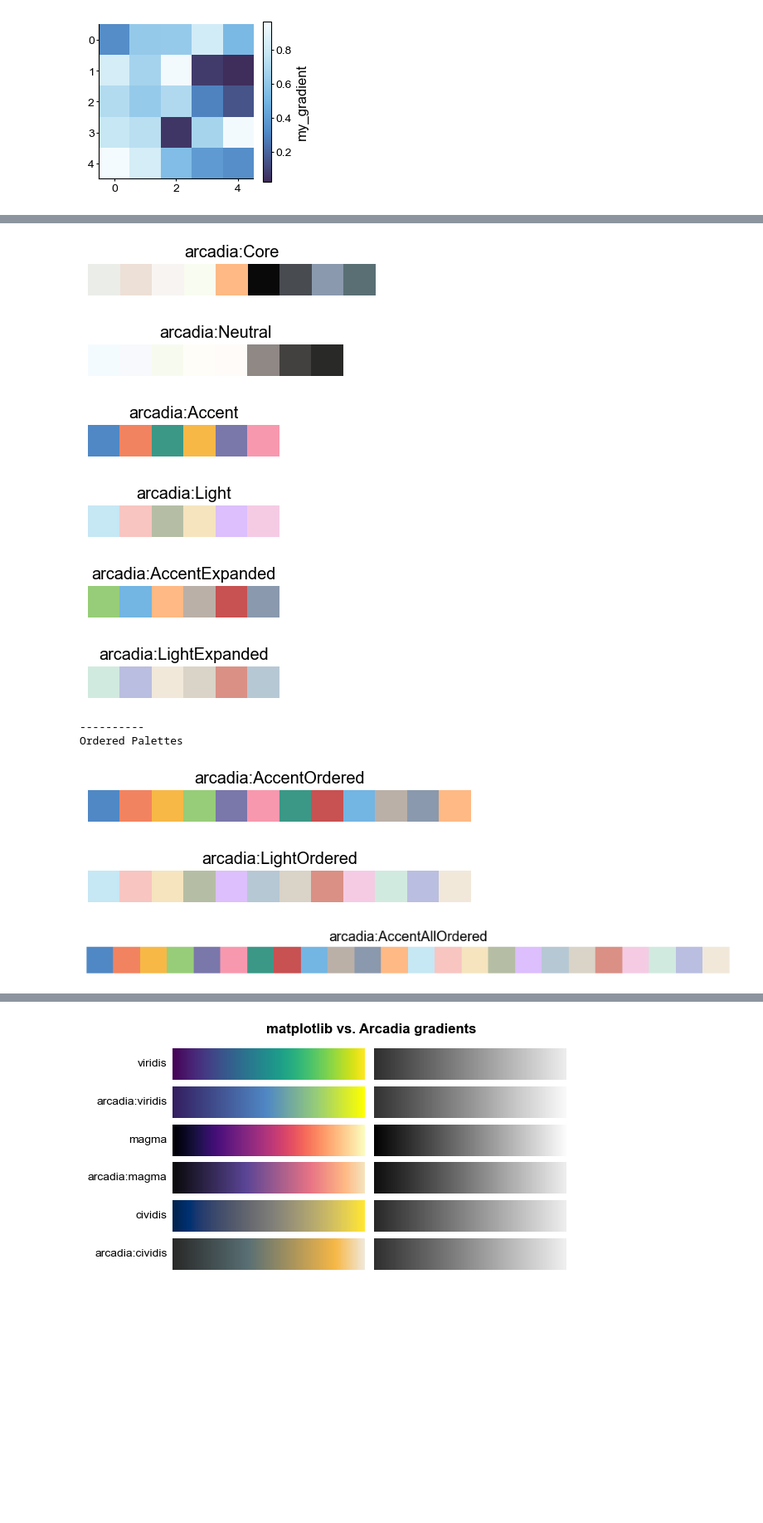
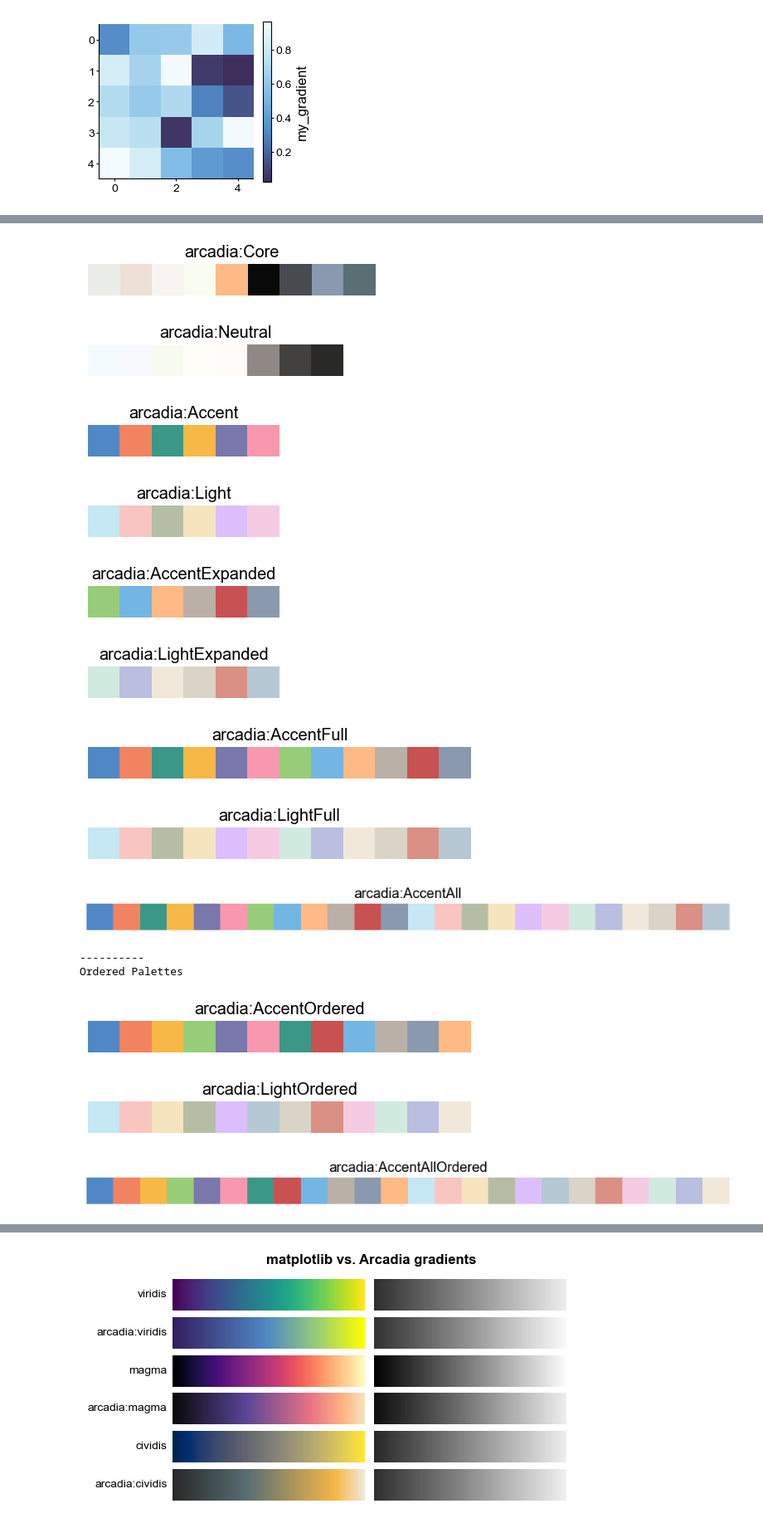
Before and after one commit to Arcadia-Science/arcadia-pycolor, a Jupyter notebook: README.ipynb, the cells around one changed output, grey strips where cells are left out. Shown at 83% size. Saved outputs shown, nothing was run; the diff lists cells and outputs as text; code cells hidden in the pictures; blank space fills up the shorter version.

```diff
--- a/README.ipynb
+++ b/README.ipynb
@@ -372,28 +374,36 @@ plt.show()
 # %%
-basic_palettes = ['arcadia:Core', 'arcadia:Neutral', 'arcadia:Accent', 'arcadia:Light', 'arcadia:AccentExpanded', 'arcadia:LightExpanded']
+# basic palettes
+basic_palettes = ['arcadia:Core', 'arcadia:Neutral',
+                  'arcadia:Accent', 'arcadia:Light',
+                  'arcadia:AccentExpanded', 'arcadia:LightExpanded',
+                  'arcadia:AccentFull', 'arcadia:LightFull', 'arcadia:AccentAll']
 
 print("----------\nBasic Palettes")
 for pal in basic_palettes:
     apc.Palettes[pal].display()
 
+# palettes ordered to maximize color distance between each additional color
 ordered_palettes = ['arcadia:AccentOrdered', 'arcadia:LightOrdered', 'arcadia:AccentAllOrdered']
 
 print("----------\nOrdered Palettes")
 for pal in ordered_palettes:
     apc.Palettes[pal].display()
 # %% [output]
 ----------
 Basic Palettes
 [figure]
 [figure]
 [figure]
 [figure]
 [figure]
 [figure]
-----------
-Ordered Palettes
-[figure, old version]
+[figure, new version]
-[figure, old version]
+[figure, new version]
-[figure, old version]
+[figure, new version]
+----------
+Ordered Palettes
+[figure, added]
+[figure, added]
+[figure, added]
 # %% [markdown]
 ### Comparing Matplotlib vs. Arcadia gradients
```
Also changed, not shown: parts of 3 cells of this notebook, 10 other files.
